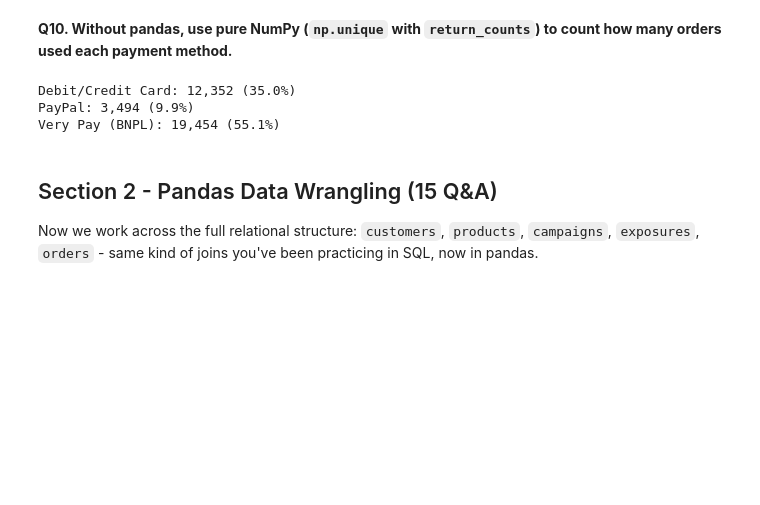
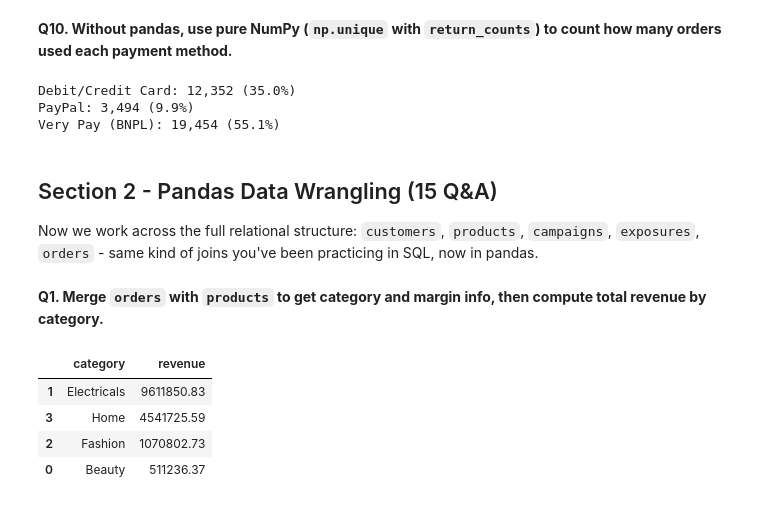
Before and after one commit to AjwarCk/py_ecommerce_eda, a Jupyter notebook: py_eda_campaign_analysis.ipynb, the cells around one changed output. Cells and saved outputs as stored; diff of their text form; code cells hidden in the pictures; blank space fills up the shorter version.

Commit message:
add: pandas Q1-Merge and find category level revenue

```diff
--- a/py_eda_campaign_analysis.ipynb
+++ b/py_eda_campaign_analysis.ipynb
@@ -376,3 +376,15 @@ Very Pay (BNPL): 19,454 (55.1%)
 ## Section 2 - Pandas Data Wrangling (15 Q&A)
 
 Now we work across the full relational structure: `customers`, `products`, `campaigns`, `exposures`, `orders` - same kind of joins you've been practicing in SQL, now in pandas.
+# %% [markdown]
+**Q1. Merge `orders` with `products` to get category and margin info, then compute total revenue by category.**
+# %%
+orders_p = orders.merge(products[['product_id','category','sub_category','margin_pct']], how='left', on='product_id')
+cat_rev = orders_p.groupby('category', as_index=False)['revenue'].sum().sort_values('revenue',ascending=False)
+cat_rev
+# %% [output]
+|  | category | revenue |
+| 1 | Electricals | 9611850.83 |
+| 3 | Home | 4541725.59 |
+| 2 | Fashion | 1070802.73 |
+| 0 | Beauty | 511236.37 |
```
